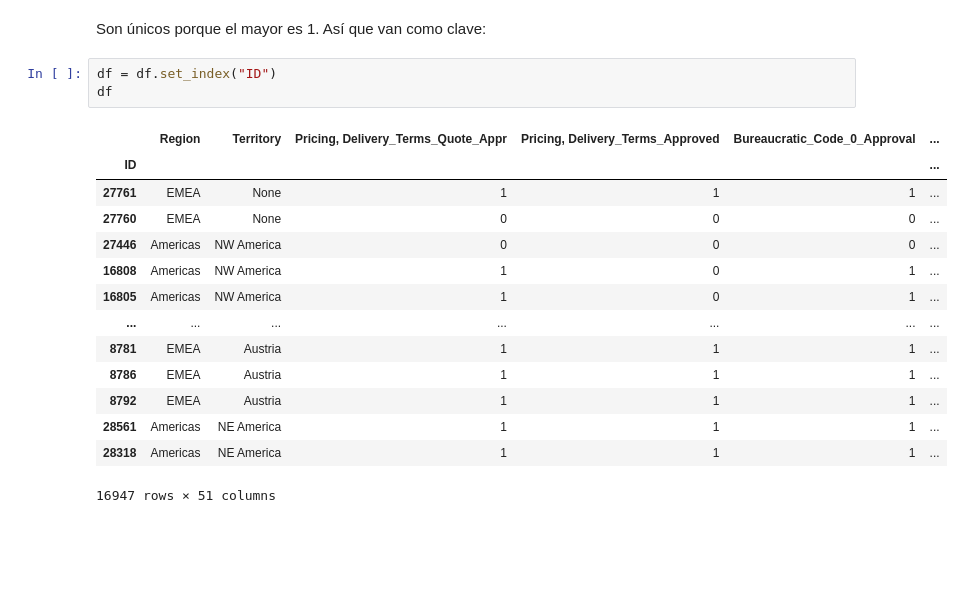
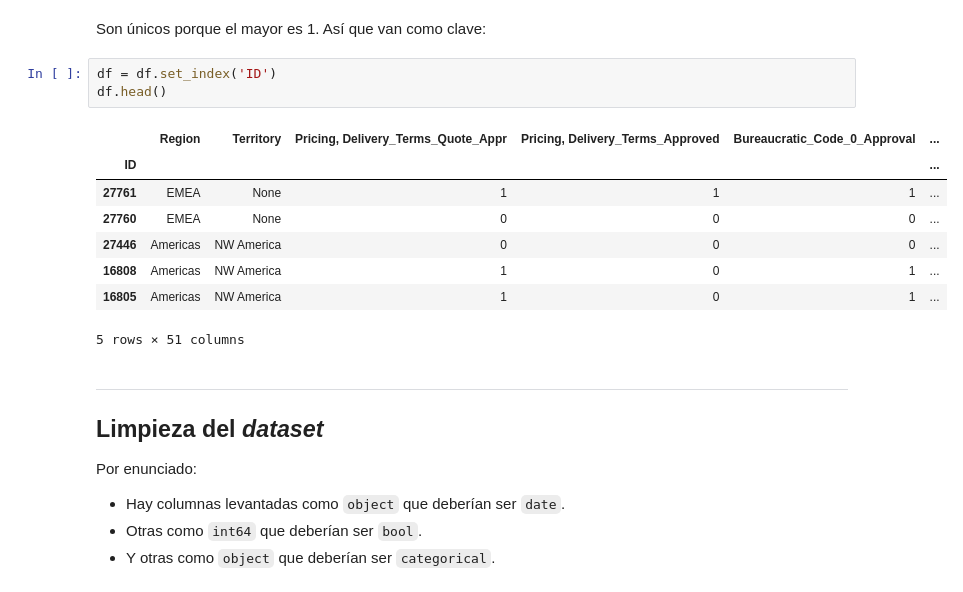
Before and after one commit to fede-alt/datos_2c2020_tp1, a Jupyter notebook: Pruebas/Pruebas_Euge.ipynb, the cells around one changed output. Drawn from its saved outputs; the diff is of its cells as text; blank space fills up the shorter version.

Commit message:
is limpieza done?

```diff
--- a/Pruebas/Pruebas_Euge.ipynb
+++ b/Pruebas/Pruebas_Euge.ipynb
@@ -44,20 +55,23 @@ Name: ID, Length: 16947, dtype: int64
 # %% [markdown]
 Son únicos porque el mayor es 1. Así que van como clave:
 # %%
-df = df.set_index("ID")
-df
+df = df.set_index('ID')
+df.head()
 # %% [output]
 |  | Region | Territory | Pricing, Delivery_Terms_Quote_Appr | Pricing, Delivery_Terms_Approved | Bureaucratic_Code_0_Approval | ... |
 | ID |  |  |  |  |  | ... |
 | 27761 | EMEA | None | 1 | 1 | 1 | ... |
 | 27760 | EMEA | None | 0 | 0 | 0 | ... |
 | 27446 | Americas | NW America | 0 | 0 | 0 | ... |
 | 16808 | Americas | NW America | 1 | 0 | 1 | ... |
 | 16805 | Americas | NW America | 1 | 0 | 1 | ... |
-| ... | ... | ... | ... | ... | ... | ... |
-| 8781 | EMEA | Austria | 1 | 1 | 1 | ... |
-| 8786 | EMEA | Austria | 1 | 1 | 1 | ... |
-| 8792 | EMEA | Austria | 1 | 1 | 1 | ... |
-| 28561 | Americas | NE America | 1 | 1 | 1 | ... |
-| 28318 | Americas | NE America | 1 | 1 | 1 | ... |
-16947 rows × 51 columns
+5 rows × 51 columns
+# %% [markdown]
+---
+## Limpieza del *dataset*
+
+Por enunciado:
+
+* Hay columnas levantadas como `object` que deberían ser `date`.
+* Otras como `int64` que deberían ser `bool`.
+* Y otras como `object` que deberían ser `categorical`.
```
Also changed, not shown: parts of 31 cells of this notebook.
